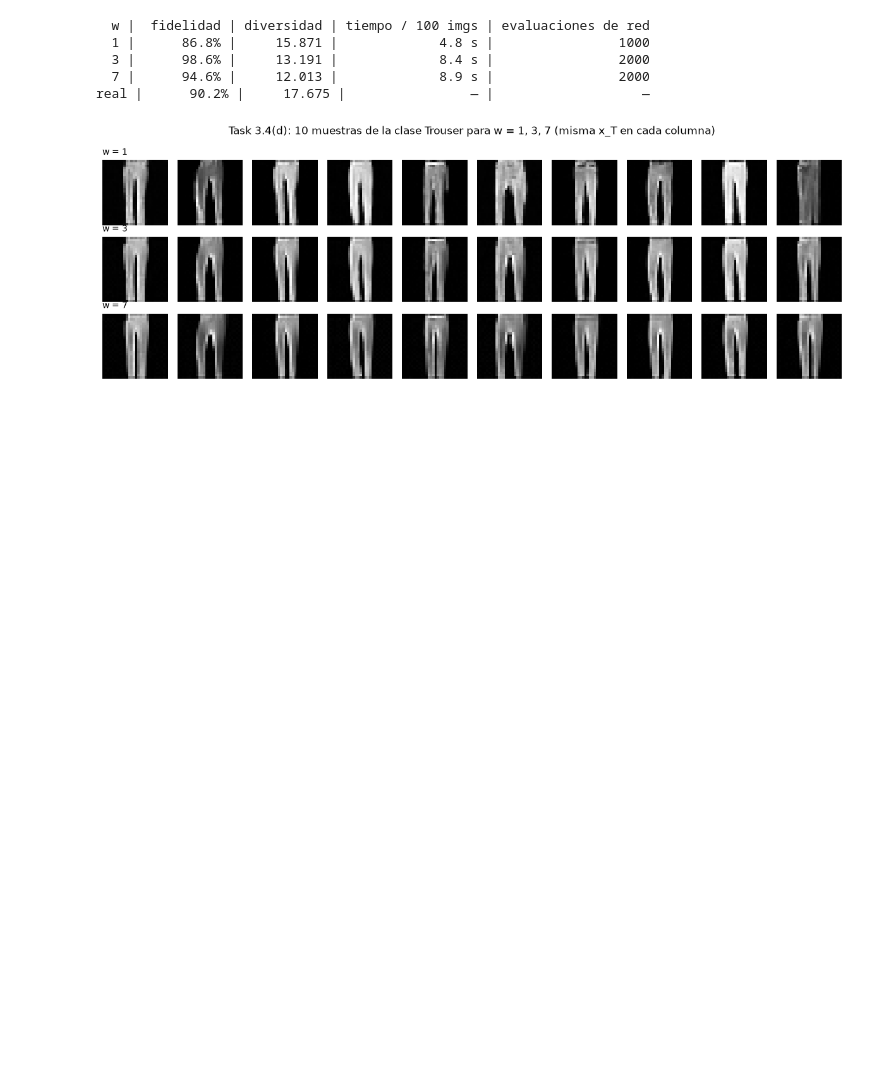
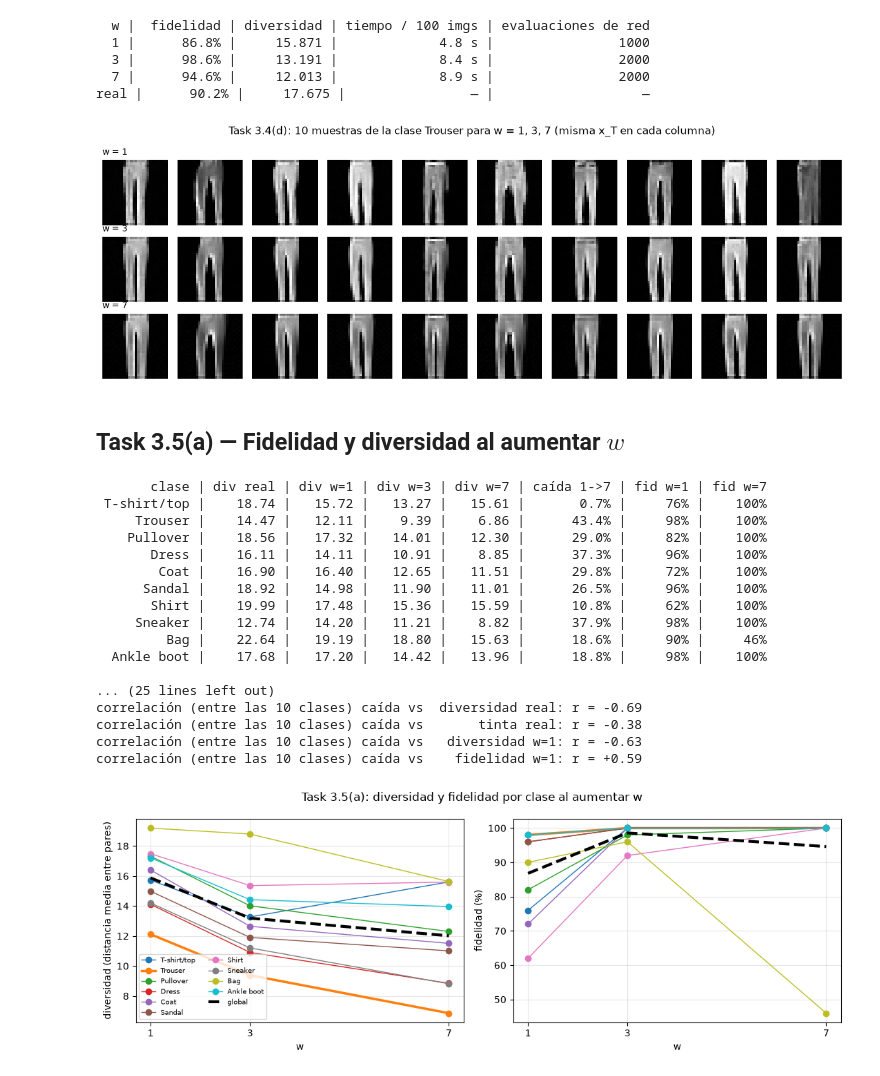
Before and after one commit to Branuvg/lab9_deep, a Jupyter notebook: lab9.ipynb, the cells around one changed output. Cells and saved outputs as stored; diff of their text form; code cells hidden in the pictures; blank space fills up the shorter version.

Commit message:
feat(task3.5a): fidelidad y diversidad por clase

```diff
--- a/lab9.ipynb
+++ b/lab9.ipynb
@@ -1234,3 +1234,81 @@ RESULTS_T34["t3_4d"] = {"class_in_figure": CLASSES[k_fig],
   7 |      94.6% |     12.013 |             8.9 s |                2000
 real |      90.2% |     17.675 |                — |                   —
 [figure]
+# %% [markdown]
+## Task 3.5(a) — Fidelidad y diversidad al aumentar $w$
+# %%
+# ---- Task 3.5(a): cambio por clase de fidelidad y diversidad ----
+ink = lambda x: ((x + 1) / 2).flatten(1).mean(1)              # fracción media de "tinta" (intensidad en [0,1])
+print(f"{'clase':>12} | {'div real':>8} | {'div w=1':>7} | {'div w=3':>7} | {'div w=7':>7} | {'caída 1->7':>10} | "
+      f"{'fid w=1':>7} | {'fid w=7':>7}")
+rows_a = []
+for k in range(10):
+    d = [metrics[w]["div_cls"][k] for w in W_VALUES]
+    r = {"class": CLASSES[k], "div_real": metrics["real"]["div_cls"][k], "div": d,
+         "drop_pct": 100 * (d[0] - d[2]) / d[0],
+         "fid": [metrics[w]["fid_cls"][k] for w in W_VALUES]}
+    rows_a.append(r)
+    print(f"{CLASSES[k]:>12} | {r['div_real']:8.2f} | {d[0]:7.2f} | {d[1]:7.2f} | {d[2]:7.2f} | {r['drop_pct']:9.1f}% | "
+          f"{100*r['fid'][0]:6.0f}% | {100*r['fid'][2]:6.0f}%")
+k_a = int(np.argmax([r["drop_pct"] for r in rows_a]))
+print(f"\nclase con mayor caída de diversidad (w=1 -> w=7): {CLASSES[k_a]} ({rows_a[k_a]['drop_pct']:.1f}%)")
+
+# datos de apoyo para la hipótesis: tinta, saturación (píxeles en ±1 tras el recorte) y estructura de la clase
+print(f"\n{'clase':>12} | {'tinta real':>10} | {'tinta w=1':>9} | {'tinta w=7':>9} | {'sat w=1':>7} | {'sat w=7':>7} | {'div real/media':>14}")
+sup = []
+for k in range(10):
+    xr = real_x[real_y == k]
+    x1, x7 = samples[1]["x"][samples[1]["y"] == k], samples[7]["x"][samples[7]["y"] == k]
+    sat = lambda x: ((x.abs() > 0.99).float().mean()).item()      # fracción de píxeles saturados
+    s = {"class": CLASSES[k], "ink_real": ink(xr).mean().item(), "ink_w1": ink(x1).mean().item(), "ink_w7": ink(x7).mean().item(),
+         "sat_w1": sat(x1), "sat_w7": sat(x7)}
+    sup.append(s)
+    print(f"{CLASSES[k]:>12} | {s['ink_real']:10.3f} | {s['ink_w1']:9.3f} | {s['ink_w7']:9.3f} | {s['sat_w1']:7.3f} | {s['sat_w7']:7.3f} | "
+          f"{metrics['real']['div_cls'][k]/np.mean(metrics['real']['div_cls']):14.2f}")
+# qué parte de la diversidad se pierde: forma (silueta binaria x > -0.5) y brillo medio por imagen
+def mask_div(x): return diversity((x > -0.5).float())            # distancia media entre siluetas binarias
+print(f"\n{'clase':>12} | {'silueta real':>12} | {'sil. w=1':>8} | {'sil. w=7':>8} | {'caída sil.':>10} | "
+      f"{'std brillo real':>15} | {'w=1':>6} | {'w=7':>6}")
+for k, s in enumerate(sup):
+    xr = real_x[real_y == k]; x1 = samples[1]["x"][samples[1]["y"] == k]; x7 = samples[7]["x"][samples[7]["y"] == k]
+    s["mask_div_real"], s["mask_div_w1"], s["mask_div_w7"] = mask_div(xr), mask_div(x1), mask_div(x7)
+    s["bright_std_real"], s["bright_std_w1"], s["bright_std_w7"] = [ink(x).std().item() for x in (xr, x1, x7)]
+    print(f"{s['class']:>12} | {s['mask_div_real']:12.2f} | {s['mask_div_w1']:8.2f} | {s['mask_div_w7']:8.2f} | "
+          f"{100*(s['mask_div_w1']-s['mask_div_w7'])/s['mask_div_w1']:9.1f}% | {s['bright_std_real']:15.3f} | "
+          f"{s['bright_std_w1']:6.3f} | {s['bright_std_w7']:6.3f}")
+drops = np.array([r["drop_pct"] for r in rows_a])
+for name, v in [("diversidad real", [r["div_real"] for r in rows_a]), ("tinta real", [s["ink_real"] for s in sup]),
+                ("diversidad w=1", [r["div"][0] for r in rows_a]), ("fidelidad w=1", [r["fid"][0] for r in rows_a])]:
+    print(f"correlación (entre las 10 clases) caída vs {name:>16}: r = {np.corrcoef(drops, v)[0, 1]:+.2f}")
+
+fig, ax = plt.subplots(1, 2, figsize=(11, 4))
+for k in range(10):
+    ax[0].plot(W_VALUES, [metrics[w]["div_cls"][k] for w in W_VALUES], "o-", label=CLASSES[k], lw=2.5 if k == k_a else 1)
+    ax[1].plot(W_VALUES, [100 * metrics[w]["fid_cls"][k] for w in W_VALUES], "o-", lw=2.5 if k == k_a else 1)
+ax[0].plot(W_VALUES, [metrics[w]["div"] for w in W_VALUES], "k--", lw=3, label="global")
+ax[1].plot(W_VALUES, [100 * metrics[w]["fid"] for w in W_VALUES], "k--", lw=3)
+ax[0].set_ylabel("diversidad (distancia media entre pares)"); ax[1].set_ylabel("fidelidad (%)")
+for a in ax: a.set_xlabel("w"); a.set_xticks(W_VALUES); a.grid(alpha=.3)
+ax[0].legend(fontsize=7, ncol=2); plt.suptitle("Task 3.5(a): diversidad y fidelidad por clase al aumentar w")
+plt.tight_layout(); plt.savefig("figures/t3_5a_diversidad_fidelidad_por_clase.png", dpi=150, bbox_inches="tight"); plt.show()
+RESULTS_T34["t3_5a"] = {"rows": rows_a, "support": sup, "class_max_drop": CLASSES[k_a],
+                        "corr_drop_vs_real_div": float(np.corrcoef(drops, [r["div_real"] for r in rows_a])[0, 1])}
+# %% [output]
+       clase | div real | div w=1 | div w=3 | div w=7 | caída 1->7 | fid w=1 | fid w=7
+ T-shirt/top |    18.74 |   15.72 |   13.27 |   15.61 |       0.7% |     76% |    100%
+     Trouser |    14.47 |   12.11 |    9.39 |    6.86 |      43.4% |     98% |    100%
+    Pullover |    18.56 |   17.32 |   14.01 |   12.30 |      29.0% |     82% |    100%
+       Dress |    16.11 |   14.11 |   10.91 |    8.85 |      37.3% |     96% |    100%
+        Coat |    16.90 |   16.40 |   12.65 |   11.51 |      29.8% |     72% |    100%
+      Sandal |    18.92 |   14.98 |   11.90 |   11.01 |      26.5% |     96% |    100%
+       Shirt |    19.99 |   17.48 |   15.36 |   15.59 |      10.8% |     62% |    100%
+     Sneaker |    12.74 |   14.20 |   11.21 |    8.82 |      37.9% |     98% |    100%
+         Bag |    22.64 |   19.19 |   18.80 |   15.63 |      18.6% |     90% |     46%
+  Ankle boot |    17.68 |   17.20 |   14.42 |   13.96 |      18.8% |     98% |    100%
+
+... (25 lines left out)
+correlación (entre las 10 clases) caída vs  diversidad real: r = -0.69
+correlación (entre las 10 clases) caída vs       tinta real: r = -0.38
+correlación (entre las 10 clases) caída vs   diversidad w=1: r = -0.63
+correlación (entre las 10 clases) caída vs    fidelidad w=1: r = +0.59
+[figure, added]
```
Also changed, not shown: 1 other file.
